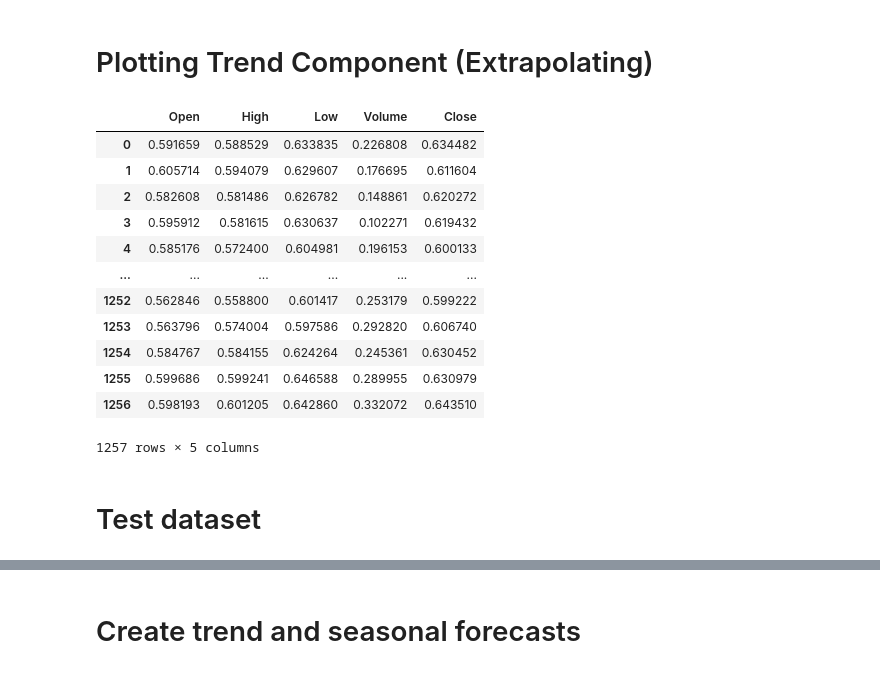
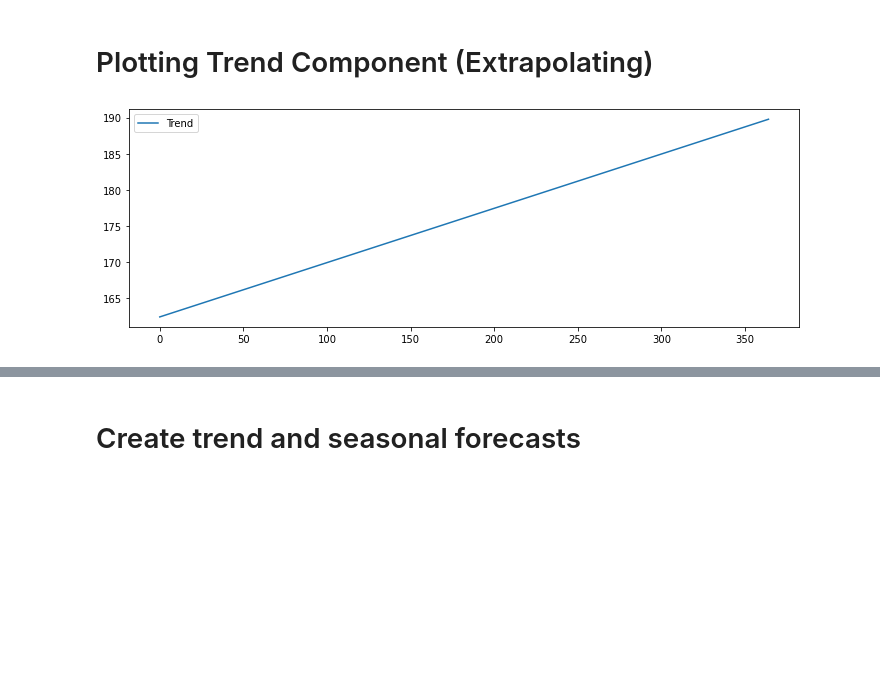
Before and after one commit to zapulam/StockPredictor2.0, a Jupyter notebook: dev.ipynb, the cells around one changed output, grey strips where cells are left out. Saved outputs shown, nothing was run; the diff lists cells and outputs as text; code cells hidden in the pictures; blank space fills up the shorter version.

```diff
--- a/dev.ipynb
+++ b/dev.ipynb
@@ -87,55 +110,12 @@ plt.show()
 # %%
 model = LinearRegression()
 model.fit(time_series[-50:].reshape(-1, 1), result.trend[-50:])
 
 trendline = model.intercept_ + model.coef_ * range(time_series[-1], time_series[-1]+365)
+
+plt.figure(figsize=(12, 4))
+plt.plot(trendline, label='Trend')
+plt.legend(loc='best')
+plt.show()
+# %% [output]
+[figure, added]
-# %%
-# read data
-data = pd.read_csv('daily_prices/AAPL.csv')[['Open', 'High', 'Low', 'Volume', 'Close']]
-
-# detrend and deseason all columns
-decomp, forecast = pd.DataFrame(), pd.DataFrame()
-for col in data.columns:
-    # detrend and deason column
-    result = sm.tsa.seasonal_decompose(data[col], model='additive', period=252, extrapolate_trend=25, two_sided=False)
-
-    # add decomposed column to dataframe
-    decomp[col] = result.resid
-
-    # create seasonal forecast component based on moving avg
-    forecast['seasonal_forecast'] = result.seasonal[-252:].reset_index(drop=True).rolling(14, min_periods=1).mean()
-
-    # create trend forecast component based on OLS
-    model = LinearRegression()
-    model.fit(np.array(data.index[-50:]).reshape(-1, 1), result.trend[-50:])
-    forecast['trend_forecast'] = model.intercept_ + model.coef_ * range(data.index[-1], data.index[-1]+252)
-
-# values for normalization
-mins, maxs = decomp.min(), decomp.max()
-
-# normalize input data
-normalized = (decomp-mins)/(maxs-mins)
-
-# remove outliers
-for col in normalized.columns:
-    z_scores = np.abs(stats.zscore(normalized[col]))
-    outliers = z_scores > 3
-    normalized[col][outliers] = normalized[col].mean()
-
-normalized
-# %% [output]
-|  | Open | High | Low | Volume | Close |
-| 0 | 0.591659 | 0.588529 | 0.633835 | 0.226808 | 0.634482 |
-| 1 | 0.605714 | 0.594079 | 0.629607 | 0.176695 | 0.611604 |
-| 2 | 0.582608 | 0.581486 | 0.626782 | 0.148861 | 0.620272 |
-| 3 | 0.595912 | 0.581615 | 0.630637 | 0.102271 | 0.619432 |
-| 4 | 0.585176 | 0.572400 | 0.604981 | 0.196153 | 0.600133 |
-| ... | ... | ... | ... | ... | ... |
-| 1252 | 0.562846 | 0.558800 | 0.601417 | 0.253179 | 0.599222 |
-| 1253 | 0.563796 | 0.574004 | 0.597586 | 0.292820 | 0.606740 |
-| 1254 | 0.584767 | 0.584155 | 0.624264 | 0.245361 | 0.630452 |
-| 1255 | 0.599686 | 0.599241 | 0.646588 | 0.289955 | 0.630979 |
-| 1256 | 0.598193 | 0.601205 | 0.642860 | 0.332072 | 0.643510 |
-1257 rows × 5 columns
-# %% [markdown]
-# Test dataset
```
Also changed, not shown: parts of 11 cells of this notebook.
